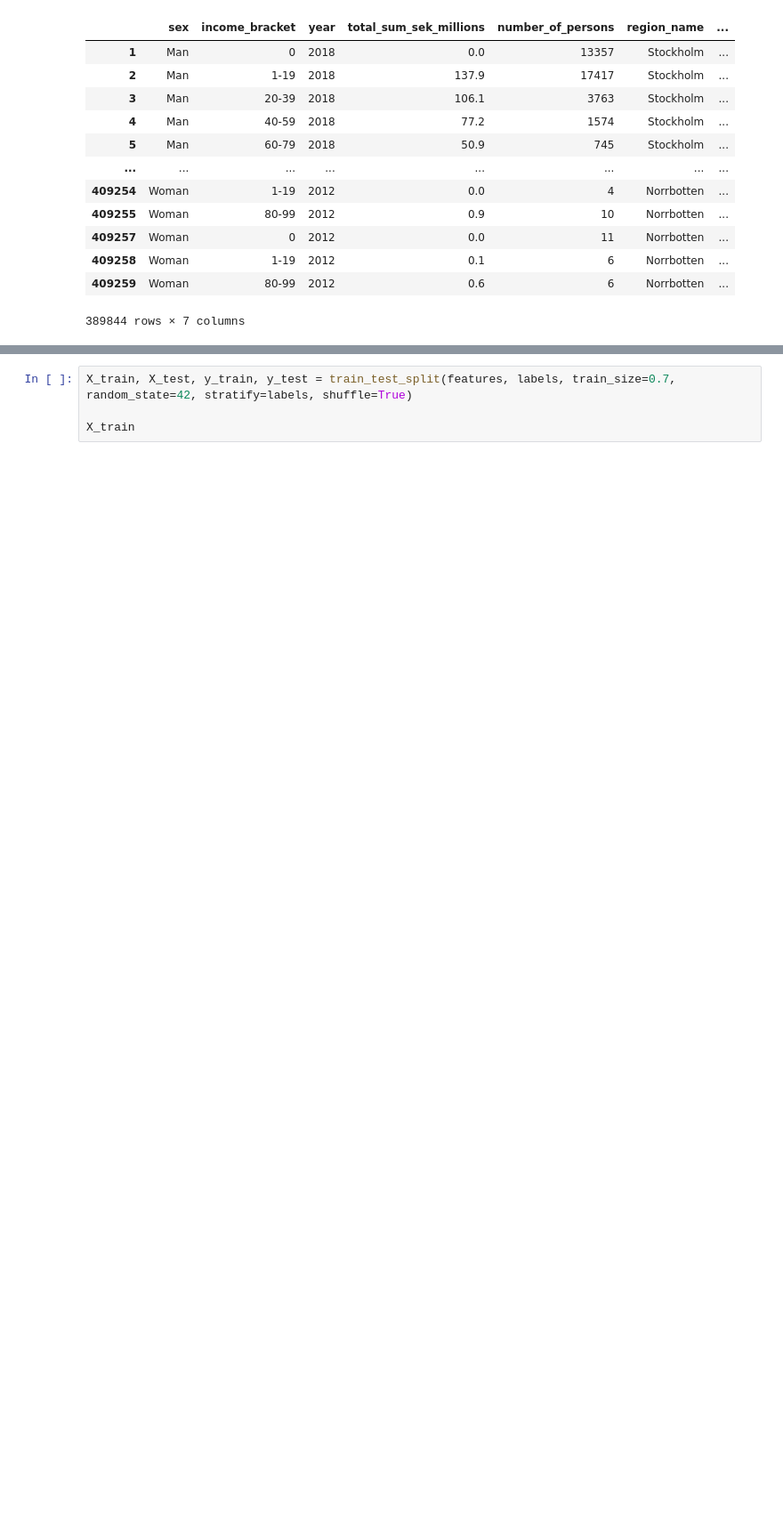
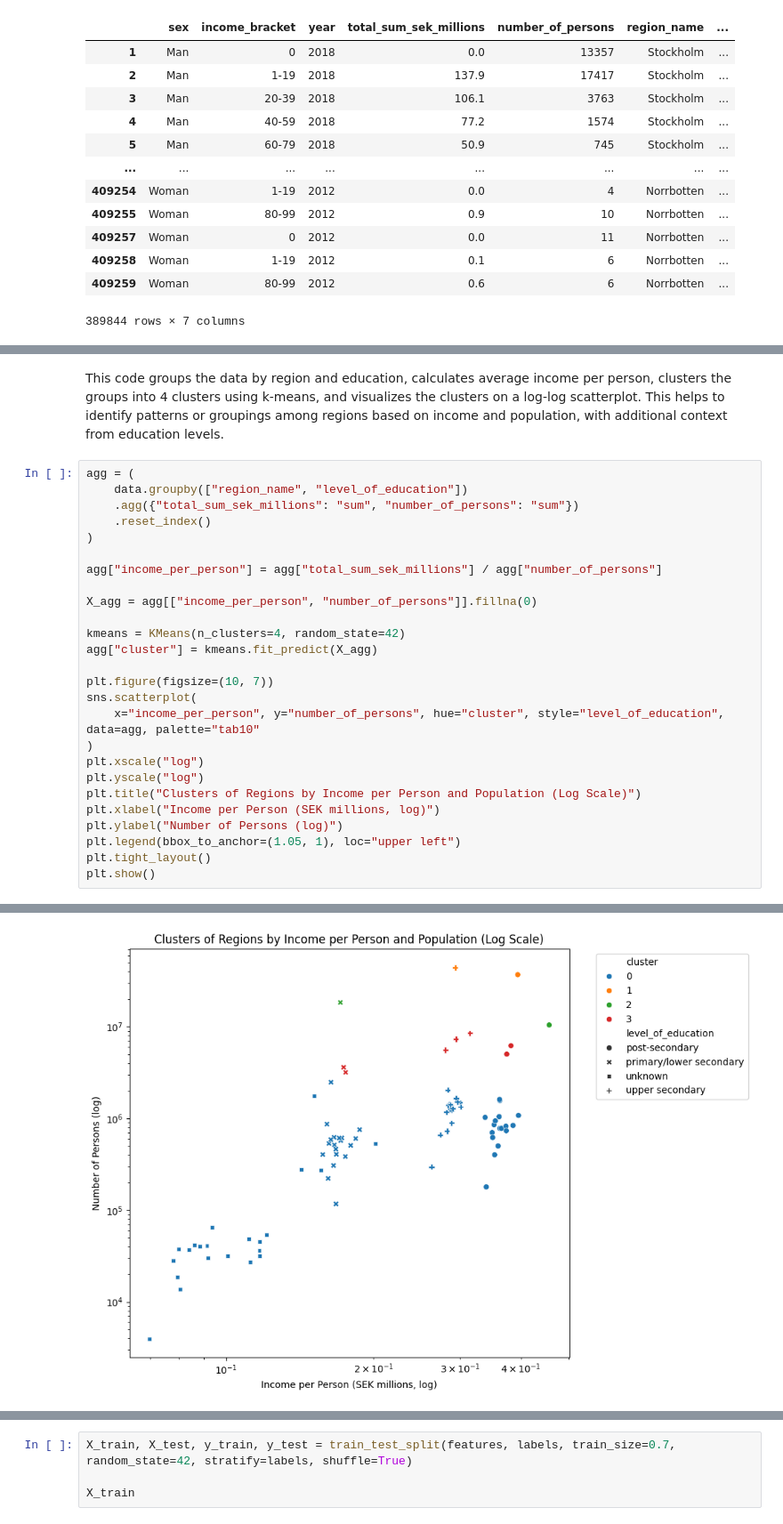
Before and after one commit to JoelScarinius/ML_modeling, a Jupyter notebook: Joel/sandbox.ipynb, the cells around one changed output, grey strips where cells are left out. Shown: that part at 89% size. Saved outputs shown, nothing was run; the diff lists cells and outputs as text; blank space fills up the shorter version.

```diff
--- a/Joel/sandbox.ipynb
+++ b/Joel/sandbox.ipynb
@@ -208,0 +232,29 @@ features
+# %% [markdown]
+This code groups the data by region and education, calculates average income per person, clusters the groups into 4 clusters using k-means, and visualizes the clusters on a log-log scatterplot. This helps to identify patterns or groupings among regions based on income and population, with additional context from education levels.
+# %%
+agg = (
+    data.groupby(["region_name", "level_of_education"])
+    .agg({"total_sum_sek_millions": "sum", "number_of_persons": "sum"})
+    .reset_index()
+)
+
+agg["income_per_person"] = agg["total_sum_sek_millions"] / agg["number_of_persons"]
+
+X_agg = agg[["income_per_person", "number_of_persons"]].fillna(0)
+
+kmeans = KMeans(n_clusters=4, random_state=42)
+agg["cluster"] = kmeans.fit_predict(X_agg)
+
+plt.figure(figsize=(10, 7))
+sns.scatterplot(
+    x="income_per_person", y="number_of_persons", hue="cluster", style="level_of_education", data=agg, palette="tab10"
+)
+plt.xscale("log")
+plt.yscale("log")
+plt.title("Clusters of Regions by Income per Person and Population (Log Scale)")
+plt.xlabel("Income per Person (SEK millions, log)")
+plt.ylabel("Number of Persons (log)")
+plt.legend(bbox_to_anchor=(1.05, 1), loc="upper left")
+plt.tight_layout()
+plt.show()
+# %% [output]
@@ -208,0 +262 @@ features
+[figure, added]
```
Also changed, not shown: parts of 24 cells of this notebook.
